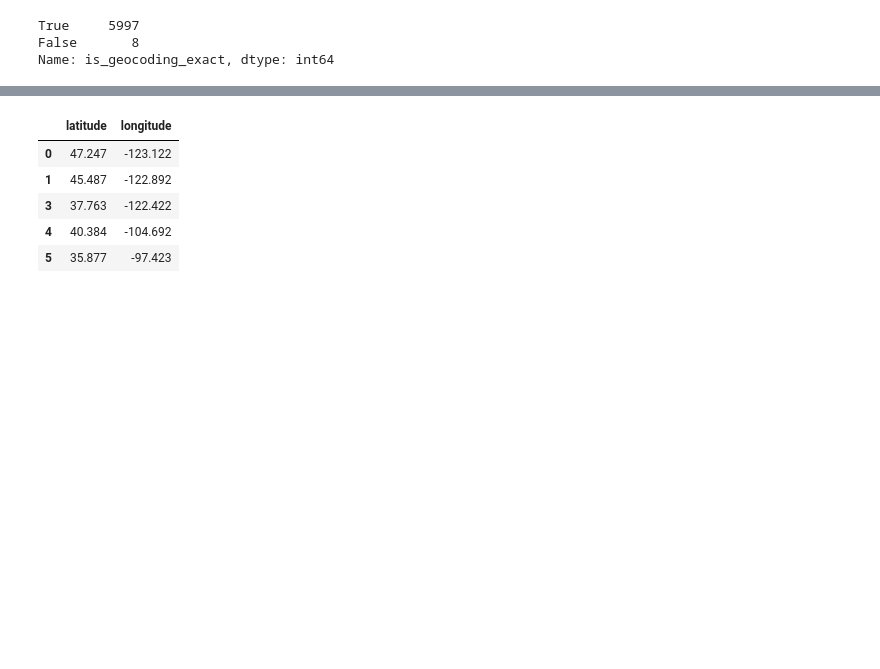
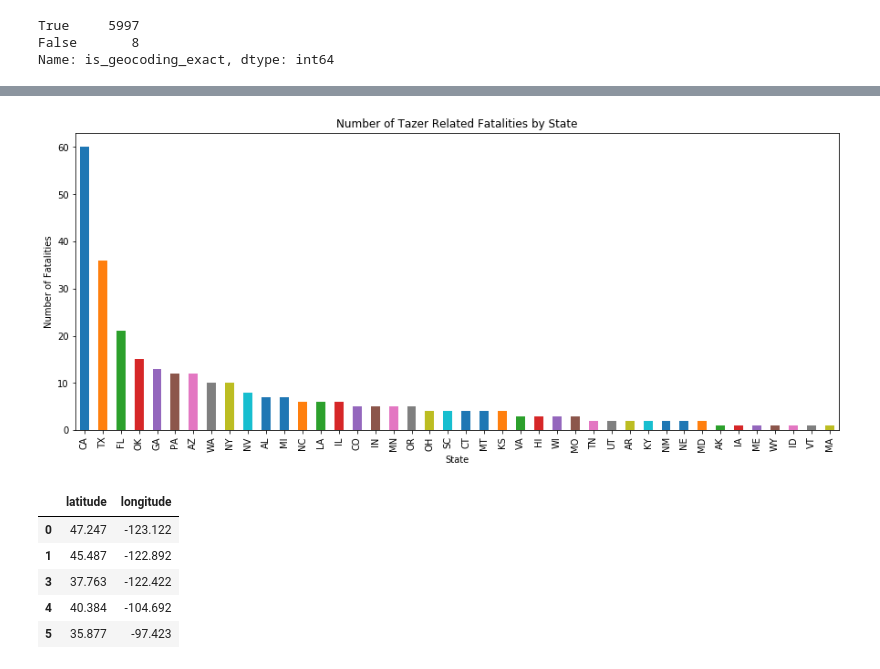
Before and after one commit to CGrannan/Police_Fatalities, a Jupyter notebook: police_shootings.ipynb, the cells around one changed output, grey strips where cells are left out. Saved outputs shown, nothing was run; the diff lists cells and outputs as text; code cells hidden in the pictures; blank space fills up the shorter version.

```diff
--- a/police_shootings.ipynb
+++ b/police_shootings.ipynb
@@ -127,3 +141,12 @@ Name: is_geocoding_exact, dtype: int64
+# %%
+shot_tazed_data = data[data["manner_of_death"]!="shot"]
+shot_tazed_data.state.value_counts().plot(kind='bar', figsize=(15,6))
+plt.title('Number of Tazer Related Fatalities by State')
+plt.xlabel('State')
+plt.ylabel('Number of Fatalities')
+plt.show()
+# %% [output]
+[figure, added]
 # %%
 shot_data = data[data["manner_of_death"]=="shot"]
 heatmap_data = shot_data[['latitude', 'longitude']]
```
Also changed, not shown: parts of 18 cells of this notebook.
